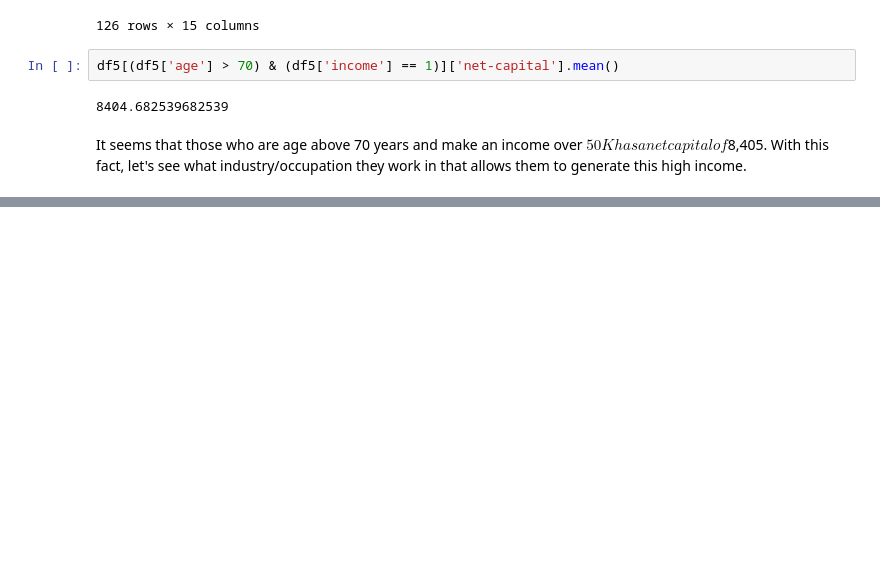
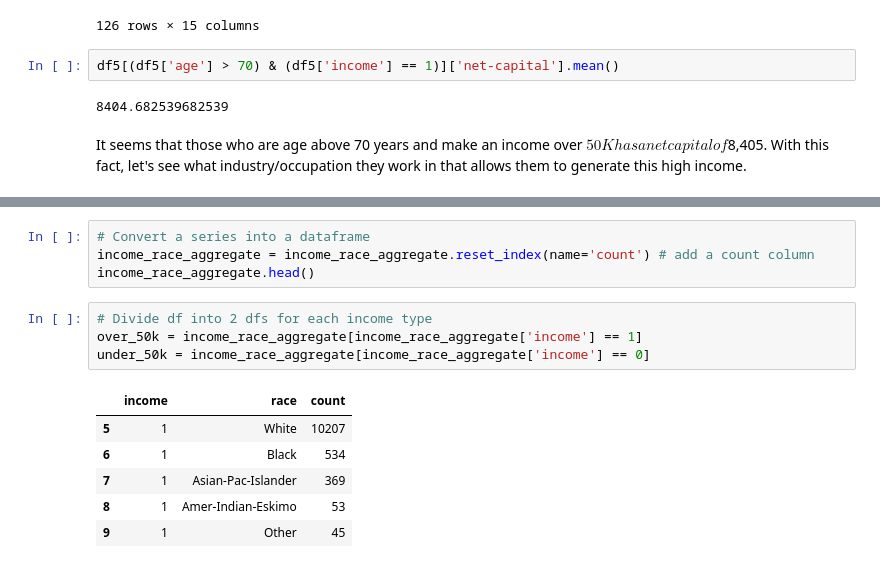
Before and after one commit to klam912/income_prediction, a Jupyter notebook: code/analysis.ipynb, the cells around one changed output, grey strips where cells are left out. Cells and saved outputs as stored; diff of their text form; blank space fills up the shorter version.

```diff
--- a/code/analysis.ipynb
+++ b/code/analysis.ipynb
@@ -603,0 +711,15 @@ It seems that those who are age above 70 years and make an income over $50K has
+# %%
+# Convert a series into a dataframe
+income_race_aggregate = income_race_aggregate.reset_index(name='count') # add a count column
+income_race_aggregate.head()
+# %%
+# Divide df into 2 dfs for each income type
+over_50k = income_race_aggregate[income_race_aggregate['income'] == 1]
+under_50k = income_race_aggregate[income_race_aggregate['income'] == 0]
+# %% [output]
+|  | income | race | count |
+| 5 | 1 | White | 10207 |
+| 6 | 1 | Black | 534 |
+| 7 | 1 | Asian-Pac-Islander | 369 |
+| 8 | 1 | Amer-Indian-Eskimo | 53 |
+| 9 | 1 | Other | 45 |
```
Also changed, not shown: parts of 33 cells of this notebook.
